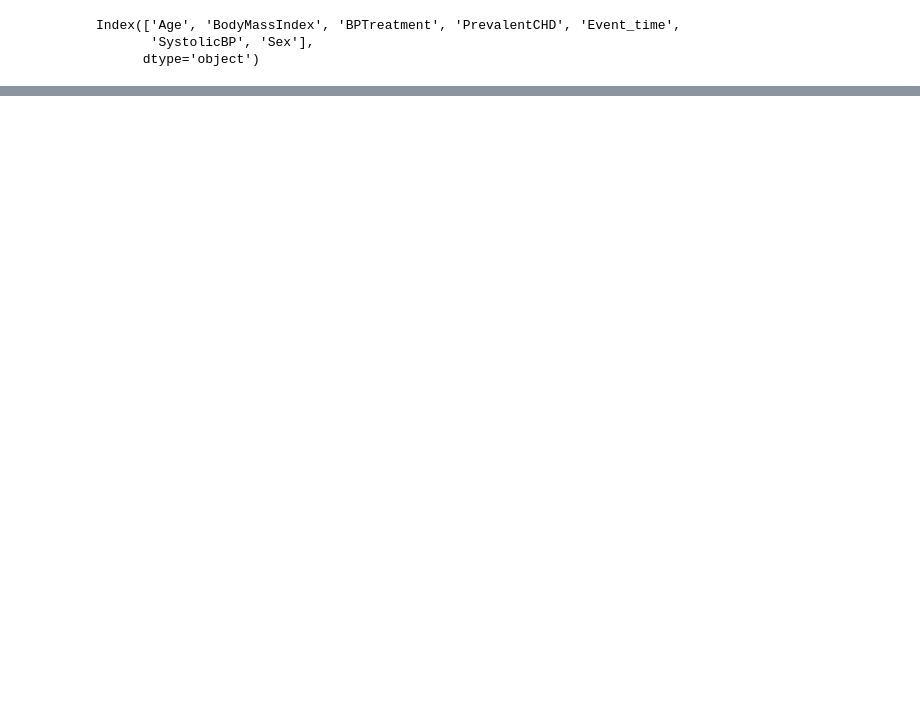
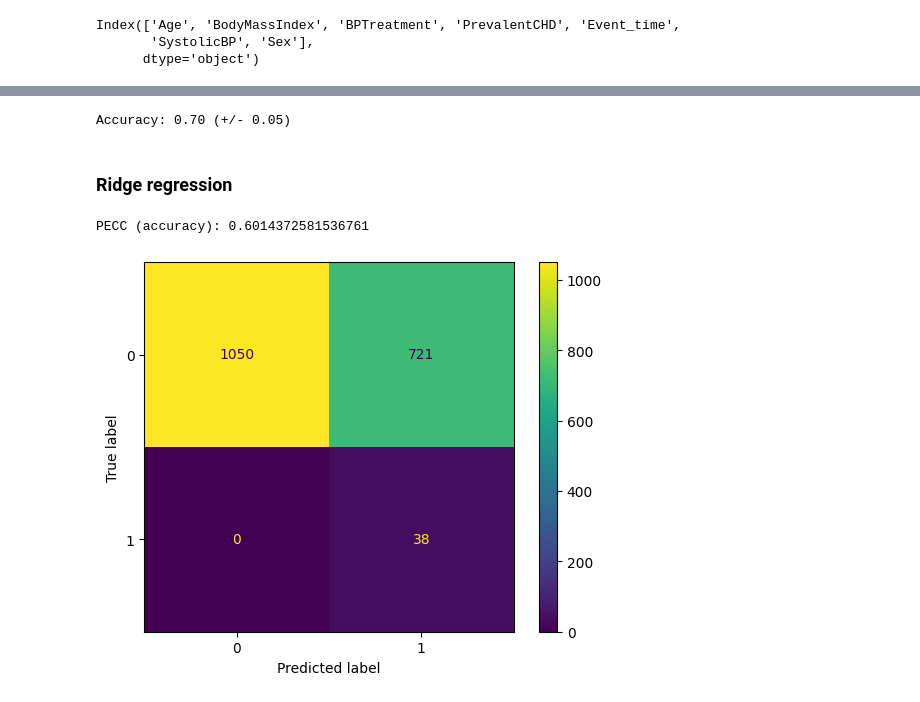
Before and after one commit to ruigomesbioinf/sib_dream_challenge, a Jupyter notebook: src/machine_learning.ipynb, the cells around one changed output, grey strips where cells are left out. Saved outputs shown, nothing was run; the diff lists cells and outputs as text; code cells hidden in the pictures; blank space fills up the shorter version.

```diff
--- a/src/machine_learning.ipynb
+++ b/src/machine_learning.ipynb
@@ -159,0 +207,25 @@ Accuracy:  0.5726920950801547
+# %%
+scores = cross_val_score(clf, X_train, y_train, cv=5)
+
+print(f"Accuracy: {scores.mean():.2f} (+/- {scores.std() * 2:.2f})")
+# %% [output]
+Accuracy: 0.70 (+/- 0.05)
+# %% [markdown]
+### Ridge regression
+# %%
+from sklearn.linear_model import Ridge
+
+ridge = Ridge(alpha=0.1, max_iter=2000)
+ridge.fit(X_train, y_train)
+
+ridge_pred = ridge.predict(X_test)
+ridge_pred = np.where(ridge_pred > 0.5, 1, 0)
+
+print("PECC (accuracy):", accuracy_score(y_test, ridge_pred))
+cm_ridge = confusion_matrix(y_test, ridge_pred)
+disp_ridge = ConfusionMatrixDisplay(confusion_matrix=cm_ridge)
+disp_ridge.plot()
+plt.show()
+# %% [output]
+PECC (accuracy): 0.6014372581536761
+[figure, added]
```
Also changed, not shown: parts of 19 cells of this notebook.
